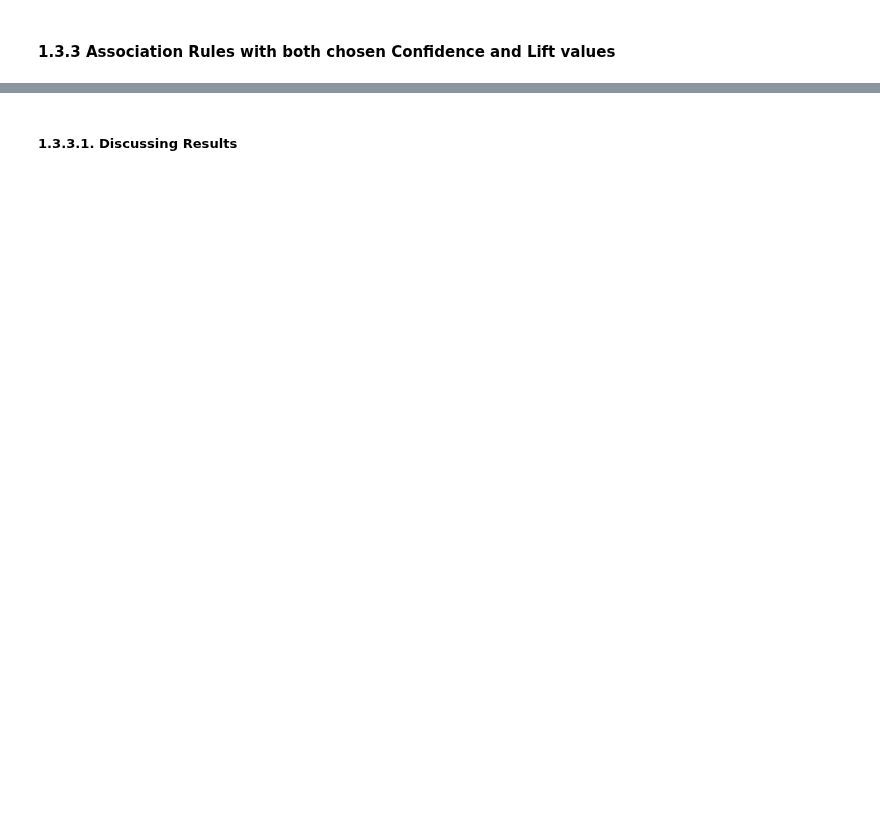
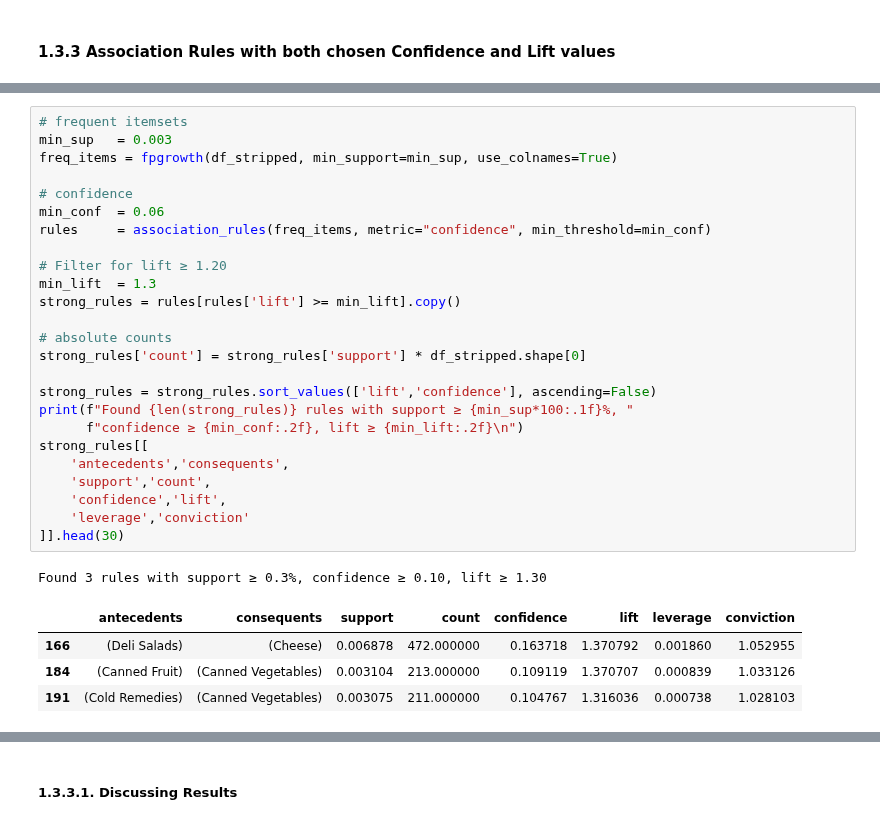
Before and after one commit to ijustsnapped/DataMine_PI, a Jupyter notebook: PD_202425_Project1/PD_202425_Project.ipynb, the cells around one changed output, grey strips where cells are left out. Saved outputs shown, nothing was run; the diff lists cells and outputs as text; blank space fills up the shorter version.

```diff
--- a/PD_202425_Project1/PD_202425_Project.ipynb
+++ b/PD_202425_Project1/PD_202425_Project.ipynb
@@ -1796,0 +1837,31 @@ Number of rules generated: 3
+# %%
+# frequent itemsets
+min_sup   = 0.003
+freq_items = fpgrowth(df_stripped, min_support=min_sup, use_colnames=True)
+
+# confidence
+min_conf  = 0.06
+rules     = association_rules(freq_items, metric="confidence", min_threshold=min_conf)
+
+# Filter for lift ≥ 1.20
+min_lift  = 1.3
+strong_rules = rules[rules['lift'] >= min_lift].copy()
+
+# absolute counts
+strong_rules['count'] = strong_rules['support'] * df_stripped.shape[0]
+
+strong_rules = strong_rules.sort_values(['lift','confidence'], ascending=False)
+print(f"Found {len(strong_rules)} rules with support ≥ {min_sup*100:.1f}%, "
+      f"confidence ≥ {min_conf:.2f}, lift ≥ {min_lift:.2f}\n")
+strong_rules[[
+    'antecedents','consequents',
+    'support','count',
+    'confidence','lift',
+    'leverage','conviction'
+]].head(30)
+# %% [output]
+Found 3 rules with support ≥ 0.3%, confidence ≥ 0.10, lift ≥ 1.30
+|  | antecedents | consequents | support | count | confidence | lift | leverage | conviction |
+| 166 | (Deli Salads) | (Cheese) | 0.006878 | 472.000000 | 0.163718 | 1.370792 | 0.001860 | 1.052955 |
+| 184 | (Canned Fruit) | (Canned Vegetables) | 0.003104 | 213.000000 | 0.109119 | 1.370707 | 0.000839 | 1.033126 |
+| 191 | (Cold Remedies) | (Canned Vegetables) | 0.003075 | 211.000000 | 0.104767 | 1.316036 | 0.000738 | 1.028103 |
```
Also changed, not shown: parts of 18 cells of this notebook, 1 other file.
